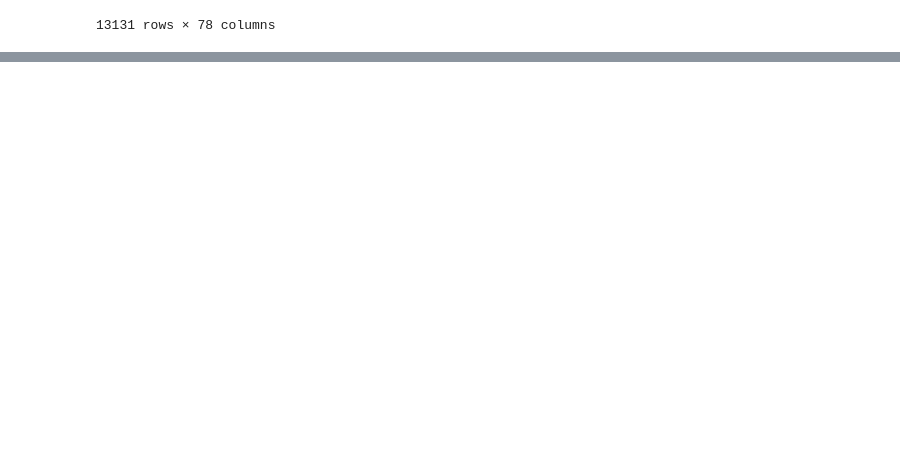
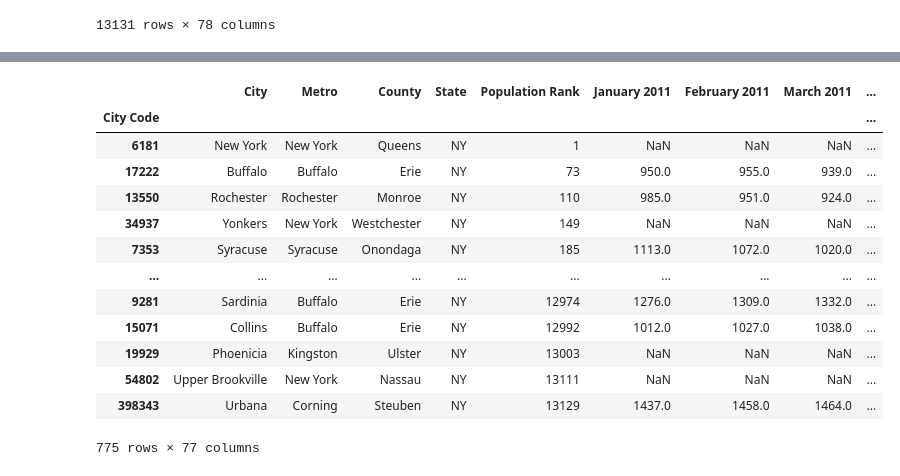
Before and after one commit to Leehis/Data-Curation---Management, a Jupyter notebook: finalproject.ipynb, the cells around one changed output, grey strips where cells are left out. Saved outputs shown, nothing was run; the diff lists cells and outputs as text; code cells hidden in the pictures; blank space fills up the shorter version.

```diff
--- a/finalproject.ipynb
+++ b/finalproject.ipynb
@@ -118,0 +135,20 @@ new_df
+# %%
+new_york_df = new_df_index_updated.loc[new_df_index_updated['State'] == 'NY']
+
+
+new_york_df
+# %% [output]
+|  | City | Metro | County | State | Population Rank | January 2011 | February 2011 | March 2011 | ... |
+| City Code |  |  |  |  |  |  |  |  | ... |
+| 6181 | New York | New York | Queens | NY | 1 | NaN | NaN | NaN | ... |
+| 17222 | Buffalo | Buffalo | Erie | NY | 73 | 950.0 | 955.0 | 939.0 | ... |
+| 13550 | Rochester | Rochester | Monroe | NY | 110 | 985.0 | 951.0 | 924.0 | ... |
+| 34937 | Yonkers | New York | Westchester | NY | 149 | NaN | NaN | NaN | ... |
+| 7353 | Syracuse | Syracuse | Onondaga | NY | 185 | 1113.0 | 1072.0 | 1020.0 | ... |
+| ... | ... | ... | ... | ... | ... | ... | ... | ... | ... |
+| 9281 | Sardinia | Buffalo | Erie | NY | 12974 | 1276.0 | 1309.0 | 1332.0 | ... |
+| 15071 | Collins | Buffalo | Erie | NY | 12992 | 1012.0 | 1027.0 | 1038.0 | ... |
+| 19929 | Phoenicia | Kingston | Ulster | NY | 13003 | NaN | NaN | NaN | ... |
+| 54802 | Upper Brookville | New York | Nassau | NY | 13111 | NaN | NaN | NaN | ... |
+| 398343 | Urbana | Corning | Steuben | NY | 13129 | 1437.0 | 1458.0 | 1464.0 | ... |
+775 rows × 77 columns
```
Also changed, not shown: parts of 4 cells of this notebook, 2 other files.
